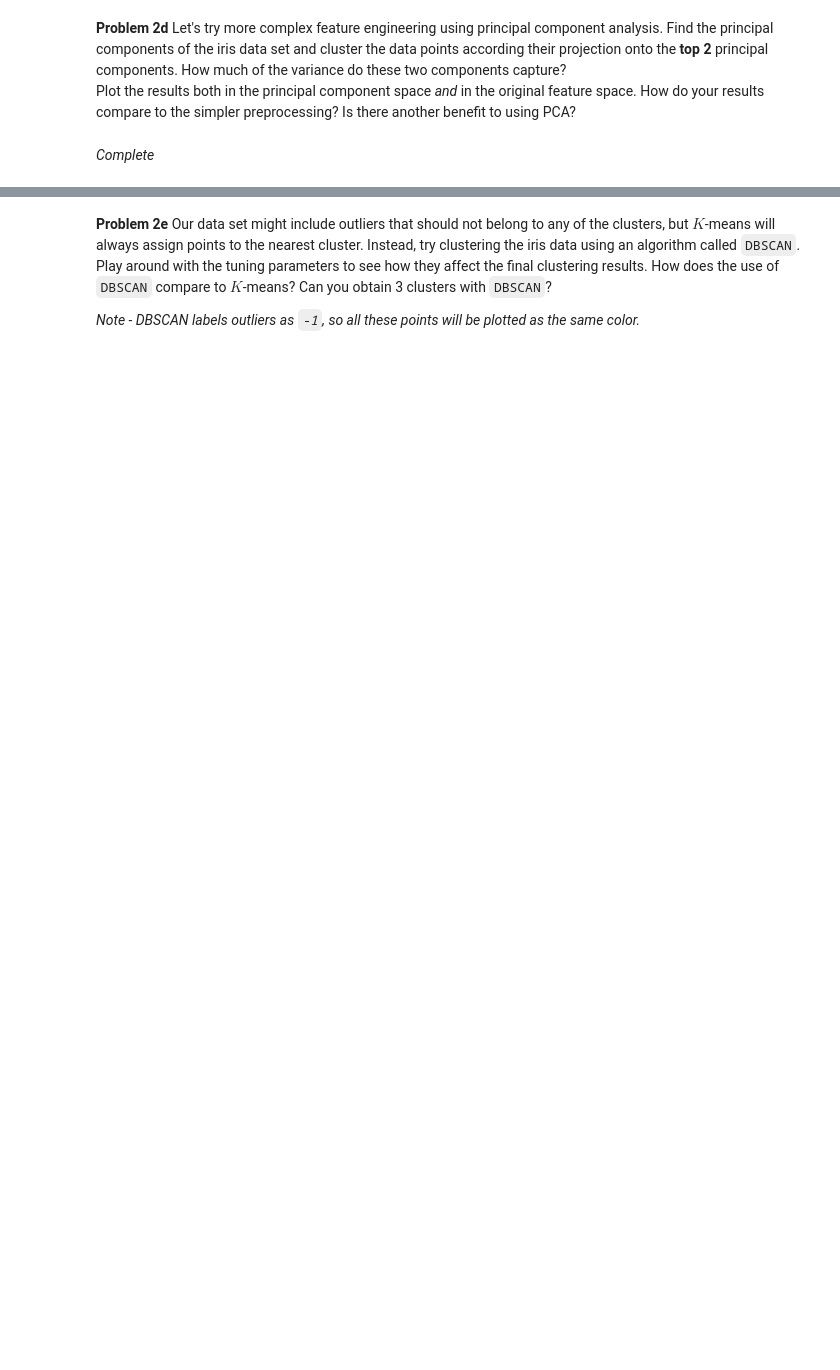
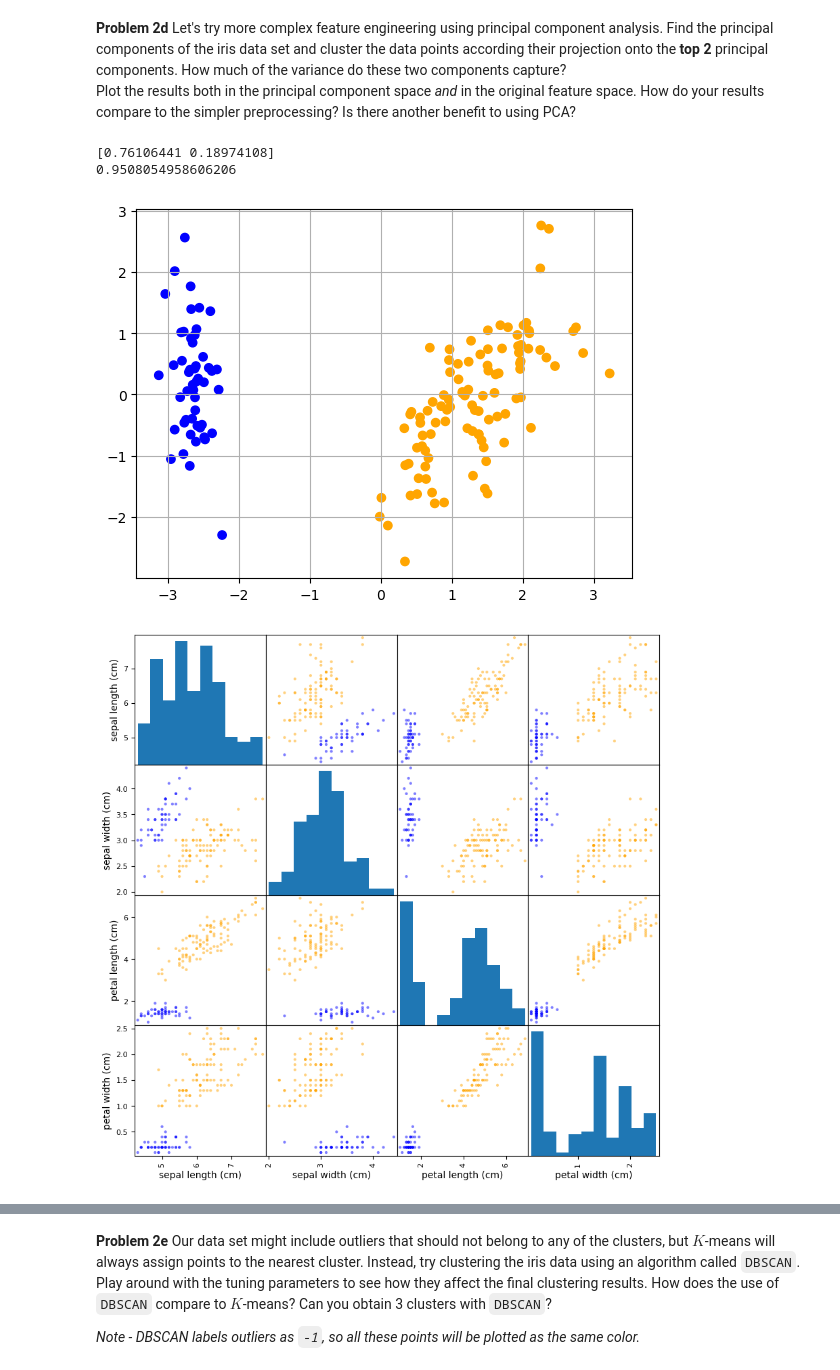
Before and after one commit to ASTR154/clustering, a Jupyter notebook: clustering.ipynb, the cells around one changed output, grey strips where cells are left out. Drawn from its saved outputs; the diff is of its cells as text; code cells hidden in the pictures; blank space fills up the shorter version.

```diff
--- a/clustering.ipynb
+++ b/clustering.ipynb
@@ -78,2 +181,32 @@ from sklearn.decomposition import PCA
-# %% [markdown]
-*Complete*
+# %%
+from sklearn.decomposition import PCA
+
+scaled = scaler.fit_transform(df)
+
+# PCA
+pca = PCA(n_components=2)
+X_pca = pca.fit_transform(scaled)
+print(pca.explained_variance_ratio_)
+print(sum(pca.explained_variance_ratio_))
+
+# Clustering
+kmeans_pca = KMeans(n_clusters=2, random_state=42, n_init=10)
+clusters_pca = kmeans_pca.fit_predict(X_pca)
+
+# plot in PCA space
+colors = ['orange' if c == 0 else 'blue' for c in clusters_pca]
+plt.figure()
+plt.scatter(X_pca[:, 0], X_pca[:, 1], c=colors)
+plt.grid(True)
+plt.show()
+
+# plot in feature space
+df['cluster_pca'] = clusters_pca
+color_orig = ['orange' if c == 0 else 'blue' for c in df['cluster_pca']]
+pd.plotting.scatter_matrix(df[iris.feature_names], figsize=(10,10), color = color_orig)
+plt.show()
+# %% [output]
+[0.76106441 0.18974108]
+0.9508054958606206
+[figure, added]
+[figure, added]
```
Also changed, not shown: parts of 24 cells of this notebook.
